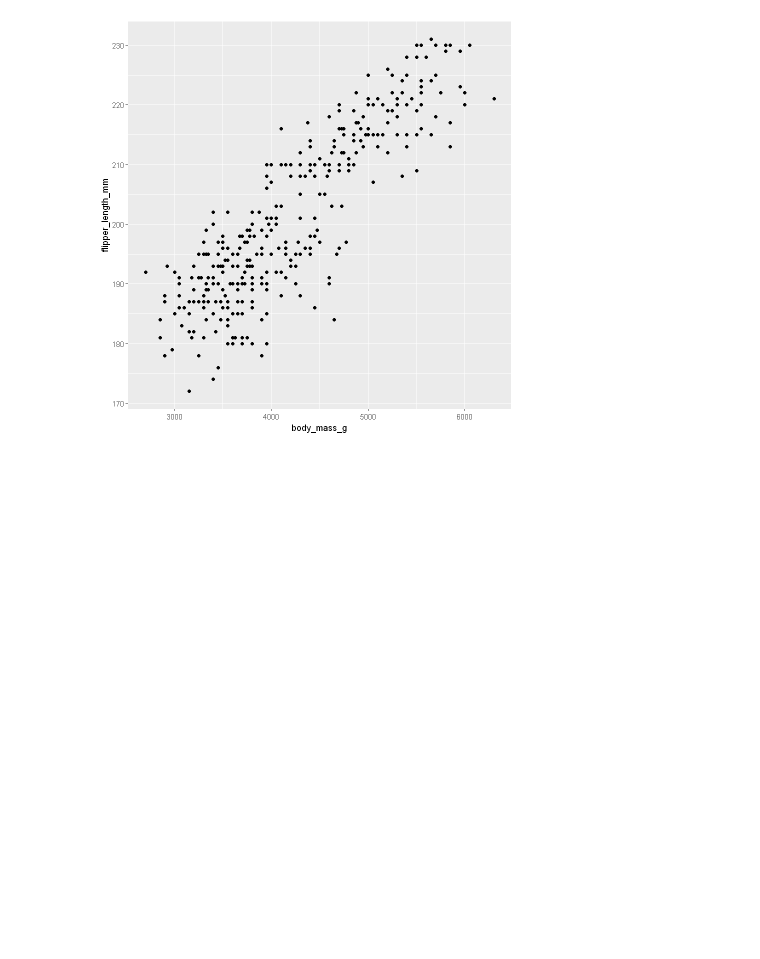
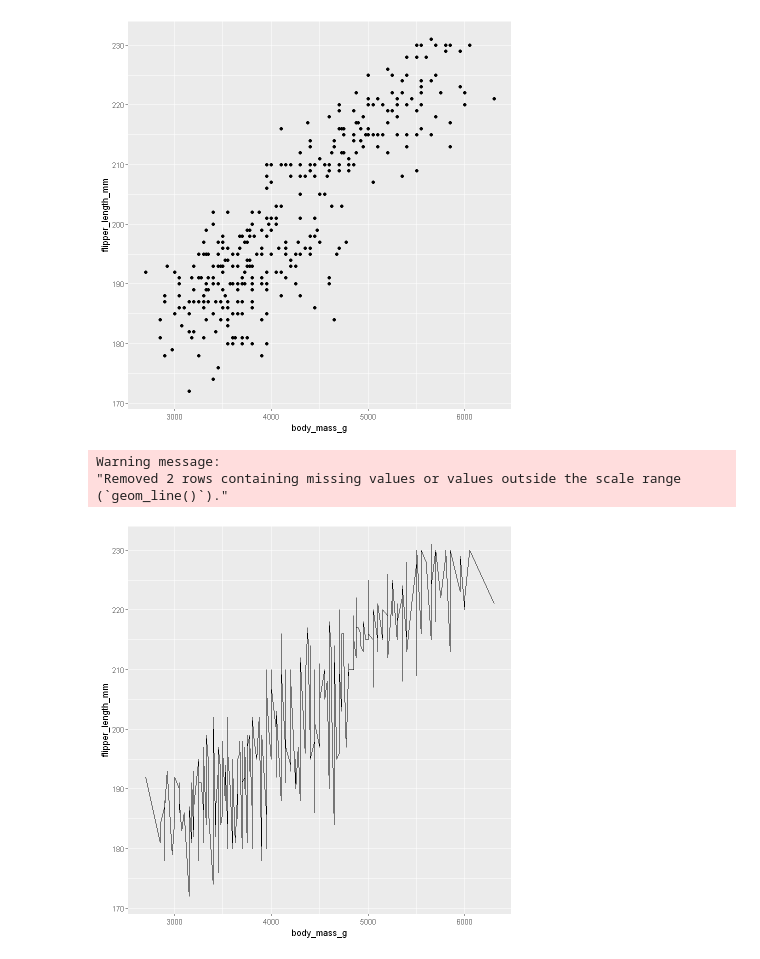
Before and after one commit to keithmmc/dataprojects, a Jupyter notebook: palmerR.ipynb, the cells around one changed output. Cells and saved outputs as stored; diff of their text form; code cells hidden in the pictures; blank space fills up the shorter version.

```diff
--- a/palmerR.ipynb
+++ b/palmerR.ipynb
@@ -170,3 +159,11 @@ Warning message:
 "Removed 2 rows containing missing values or values outside the scale range
 (`geom_point()`)."
 [figure]
+# %%
+ggplot(penguins, aes(x=body_mass_g, y=flipper_length_mm))+
+geom_line()
+# %% [output]
+Warning message:
+"Removed 2 rows containing missing values or values outside the scale range
+(`geom_line()`)."
+[figure, added]
```
Also changed, not shown: parts of 14 cells of this notebook.
